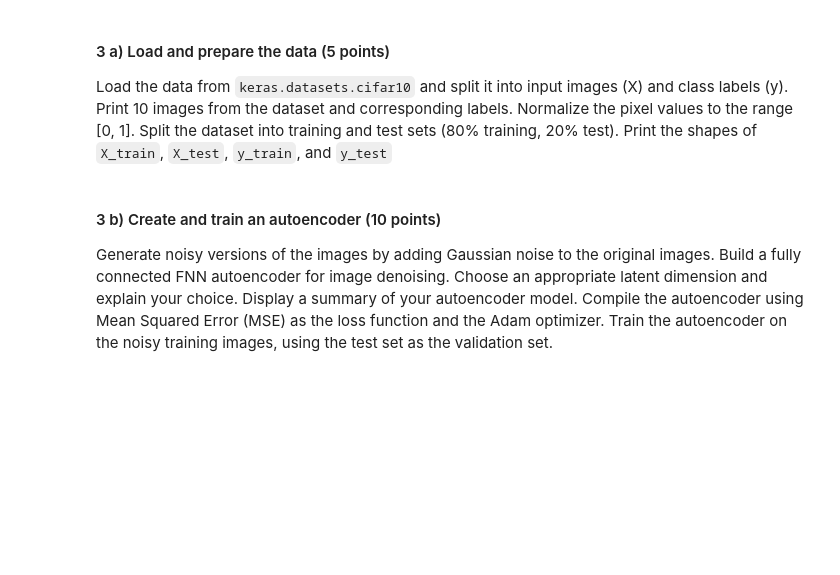
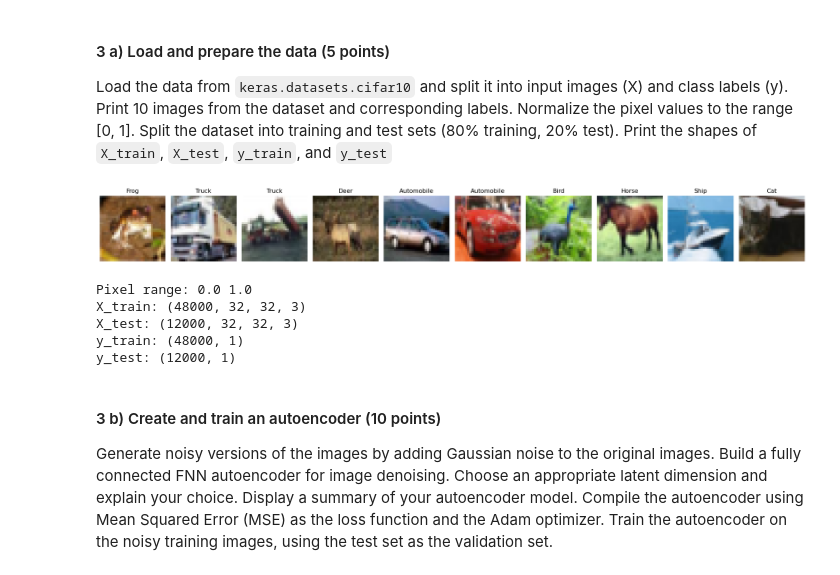
Before and after one commit to cloverco3la/GRA-41624-Deep-Learning, a Jupyter notebook: project-GRA4162-fall2026.ipynb, the cells around one changed output. Saved outputs shown, nothing was run; the diff lists cells and outputs as text; code cells hidden in the pictures; blank space fills up the shorter version.

```diff
--- a/project-GRA4162-fall2026.ipynb
+++ b/project-GRA4162-fall2026.ipynb
@@ -640,6 +641,63 @@ Print 10 images from the dataset and corresponding labels.
 Normalize the pixel values to the range [0, 1].
 Split the dataset into training and test sets (80% training, 20% test).
 Print the shapes of `X_train`, `X_test`, `y_train`, and `y_test`
+# %%
+
+# Load CIFAR-10 dataset
+(X_train, y_train), (X_test, y_test) = tf.keras.datasets.cifar10.load_data()
+
+# Combine images and labels
+X = np.concatenate((X_train, X_test), axis=0)
+y = np.concatenate((y_train, y_test), axis=0)
+
+# Define class names
+num_classes = 10
+
+class_names = [
+    'Airplane', 'Automobile', 'Bird', 'Cat', 'Deer',
+    'Dog', 'Frog', 'Horse', 'Ship', 'Truck'
+]
+
+# Display 10 images and corresponding labels
+n = 10
+
+plt.figure(figsize=(20, 4))
+
+for i in range(n):
+    ax = plt.subplot(1, n, i + 1)
+    plt.imshow(X[i])
+    plt.title(class_names[y[i].item()])
+    plt.axis('off')
+
+plt.tight_layout()
+plt.show()
+
+# Normalize pixel values
+X = X.astype("float32") / 255.
+
+# Check pixel range
+print("Pixel range:", X.min(), X.max())
+
+# Split dataset into 80% training and 20% test
+X_train, X_test, y_train, y_test = train_test_split(
+    X, y,
+    test_size=0.2,
+    random_state=42,
+    stratify=y
+)
+
+# Observe the data shapes
+print("X_train:", X_train.shape)
+print("X_test:", X_test.shape)
+print("y_train:", y_train.shape)
+print("y_test:", y_test.shape)
+# %% [output]
+[figure, added]
+Pixel range: 0.0 1.0
+X_train: (48000, 32, 32, 3)
+X_test: (12000, 32, 32, 3)
+y_train: (48000, 1)
+y_test: (12000, 1)
 # %% [markdown]
 #### 3 b) Create and train an autoencoder (10 points)
 
```
Also changed, not shown: parts of 3 cells of this notebook, 1 other file.
